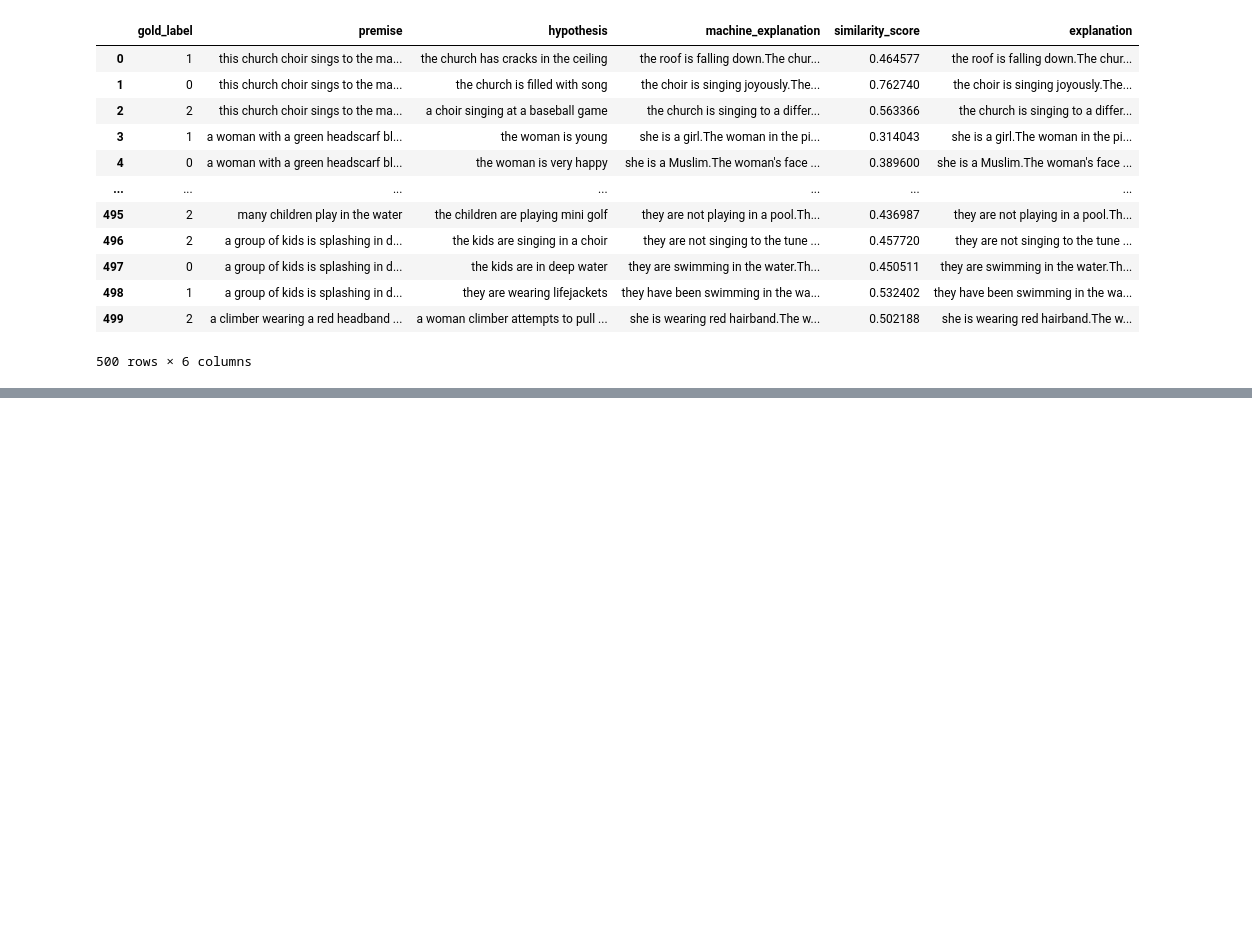
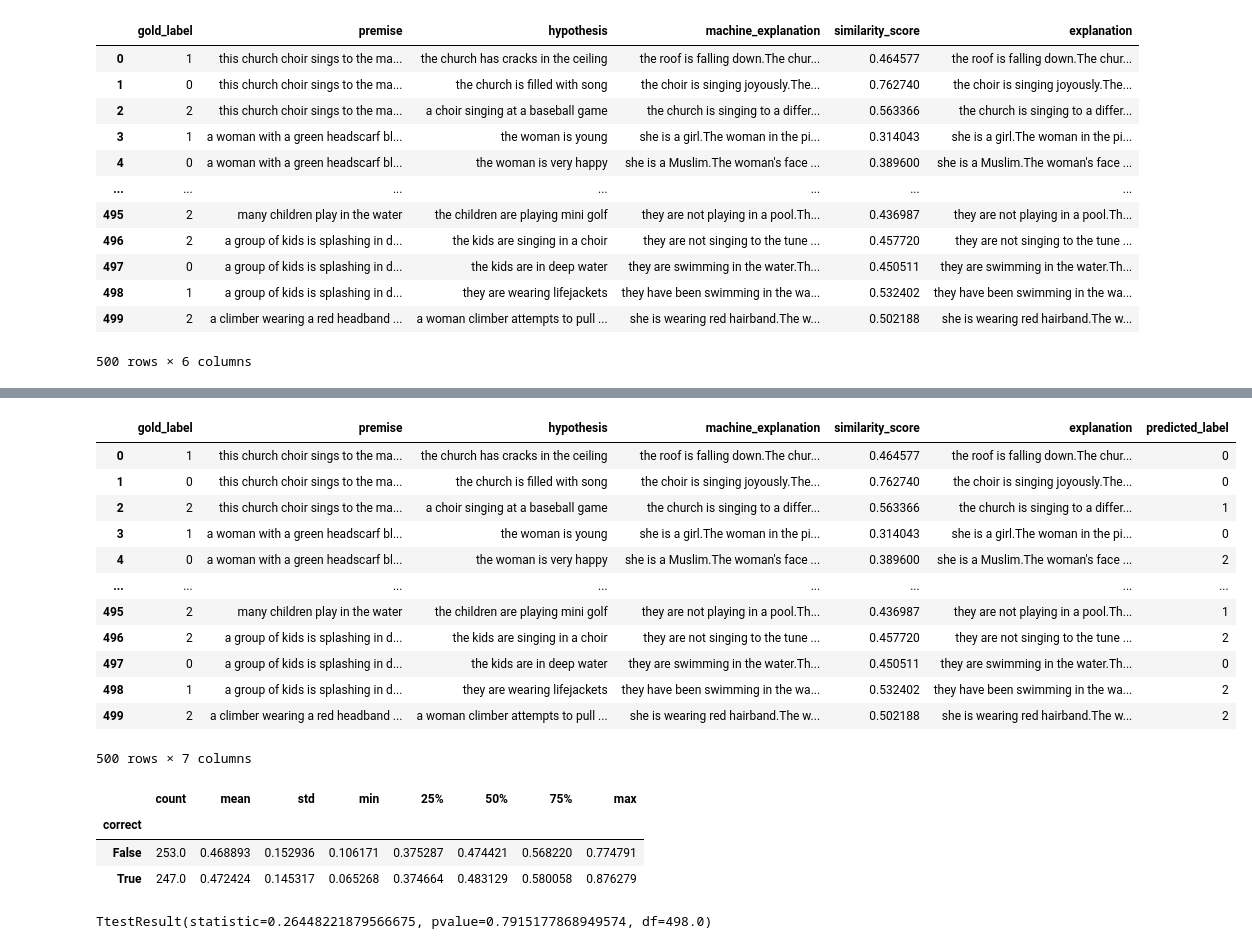
Before and after one commit to JavierTham/4248, a Jupyter notebook: src/post_processing.ipynb, the cells around one changed output, grey strips where cells are left out. Drawn from its saved outputs; the diff is of its cells as text; code cells hidden in the pictures; blank space fills up the shorter version.

```diff
--- a/src/post_processing.ipynb
+++ b/src/post_processing.ipynb
@@ -480,5 +469,5 @@ test_df
 # %%
-test_dataset = eSNLIDataset(test_df, tokenizer, train=False)
+test_dataset = eSNLIDataset(df, tokenizer, train=False)
 # %%
 predictions = []
 
@@ -504,3 +510,17 @@ ValueError: Found input variables with inconsistent numbers of samples: [5, 500]
 # %%
-test_df_with_pred = pd.concat((test_df, pd.Series(predictions, name="predicted_label")), axis=1)
-test_df_with_pred.head()
+test_df_with_pred = pd.concat((df, pd.Series(predictions, name="predicted_label")), axis=1)
+test_df_with_pred
+# %% [output]
+|  | gold_label | premise | hypothesis | machine_explanation | similarity_score | explanation | predicted_label |
+| 0 | 1 | this church choir sings to the ma... | the church has cracks in the ceiling | the roof is falling down.The chur... | 0.464577 | the roof is falling down.The chur... | 0 |
+| 1 | 0 | this church choir sings to the ma... | the church is filled with song | the choir is singing joyously.The... | 0.762740 | the choir is singing joyously.The... | 0 |
+| 2 | 2 | this church choir sings to the ma... | a choir singing at a baseball game | the church is singing to a differ... | 0.563366 | the church is singing to a differ... | 1 |
+| 3 | 1 | a woman with a green headscarf bl... | the woman is young | she is a girl.The woman in the pi... | 0.314043 | she is a girl.The woman in the pi... | 0 |
+| 4 | 0 | a woman with a green headscarf bl... | the woman is very happy | she is a Muslim.The woman's face ... | 0.389600 | she is a Muslim.The woman's face ... | 2 |
+| ... | ... | ... | ... | ... | ... | ... | ... |
+| 495 | 2 | many children play in the water | the children are playing mini golf | they are not playing in a pool.Th... | 0.436987 | they are not playing in a pool.Th... | 1 |
+| 496 | 2 | a group of kids is splashing in d... | the kids are singing in a choir | they are not singing to the tune ... | 0.457720 | they are not singing to the tune ... | 2 |
+| 497 | 0 | a group of kids is splashing in d... | the kids are in deep water | they are swimming in the water.Th... | 0.450511 | they are swimming in the water.Th... | 0 |
+| 498 | 1 | a group of kids is splashing in d... | they are wearing lifejackets | they have been swimming in the wa... | 0.532402 | they have been swimming in the wa... | 2 |
+| 499 | 2 | a climber wearing a red headband ... | a woman climber attempts to pull ... | she is wearing red hairband.The w... | 0.502188 | she is wearing red hairband.The w... | 2 |
+500 rows × 7 columns
@@ -506,0 +529,7 @@ test_df_with_pred.head()
+# %%
+test_df_with_pred.groupby("correct")["similarity_score"].describe()
+# %% [output]
+|  | count | mean | std | min | 25% | 50% | 75% | max |
+| correct |  |  |  |  |  |  |  |  |
+| False | 253.0 | 0.468893 | 0.152936 | 0.106171 | 0.375287 | 0.474421 | 0.568220 | 0.774791 |
+| True | 247.0 | 0.472424 | 0.145317 | 0.065268 | 0.374664 | 0.483129 | 0.580058 | 0.876279 |
@@ -506,0 +538,9 @@ test_df_with_pred.head()
+# %%
+# perform t-test between means of similarity_score for correct and non correct data
+from scipy.stats import ttest_ind
+
+correct = test_df_with_pred[test_df_with_pred["correct"]]
+incorrect = test_df_with_pred[~test_df_with_pred["correct"]]
+ttest_ind(correct["similarity_score"], incorrect["similarity_score"])
+# %% [output]
+TtestResult(statistic=0.26448221879566675, pvalue=0.7915177868949574, df=498.0)
```
Also changed, not shown: parts of 7 cells of this notebook.
